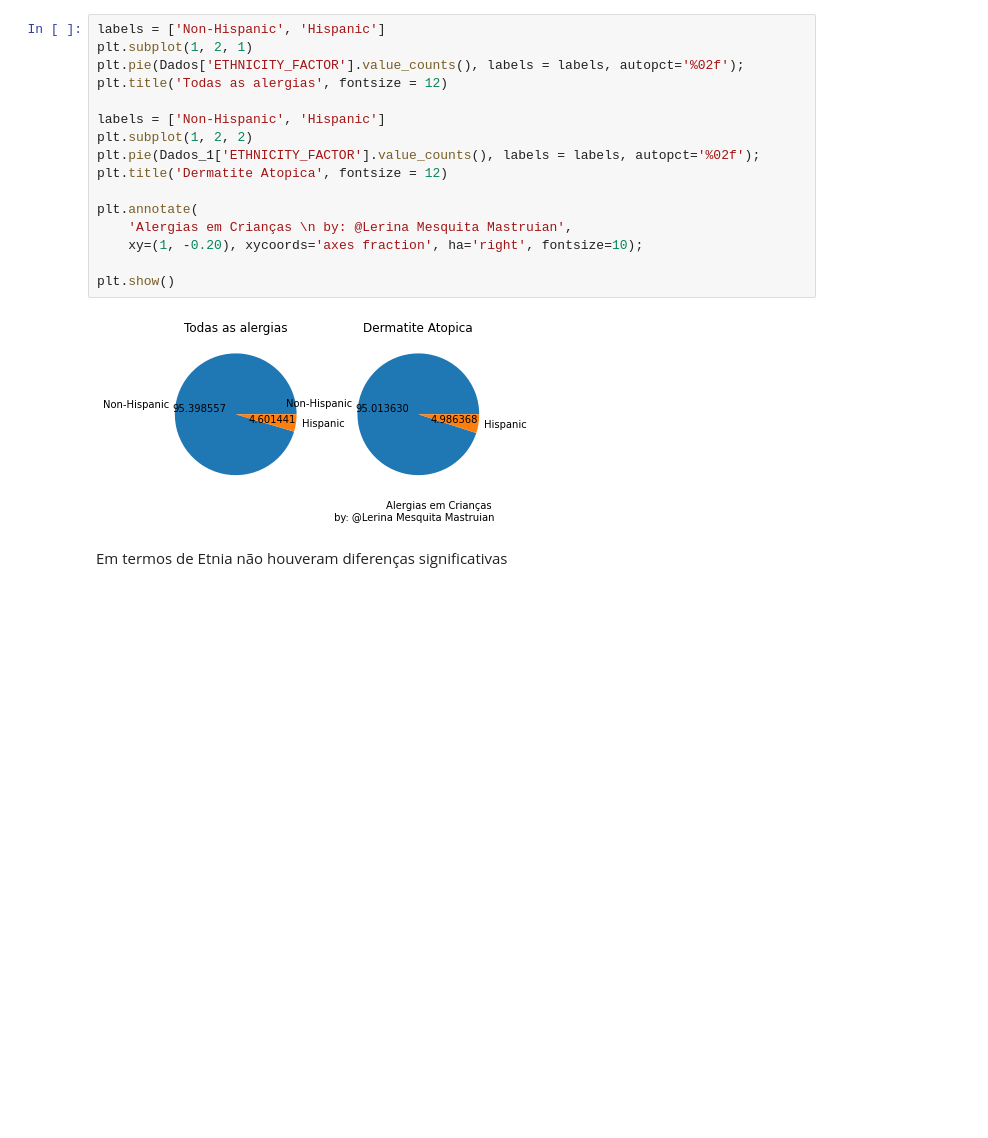
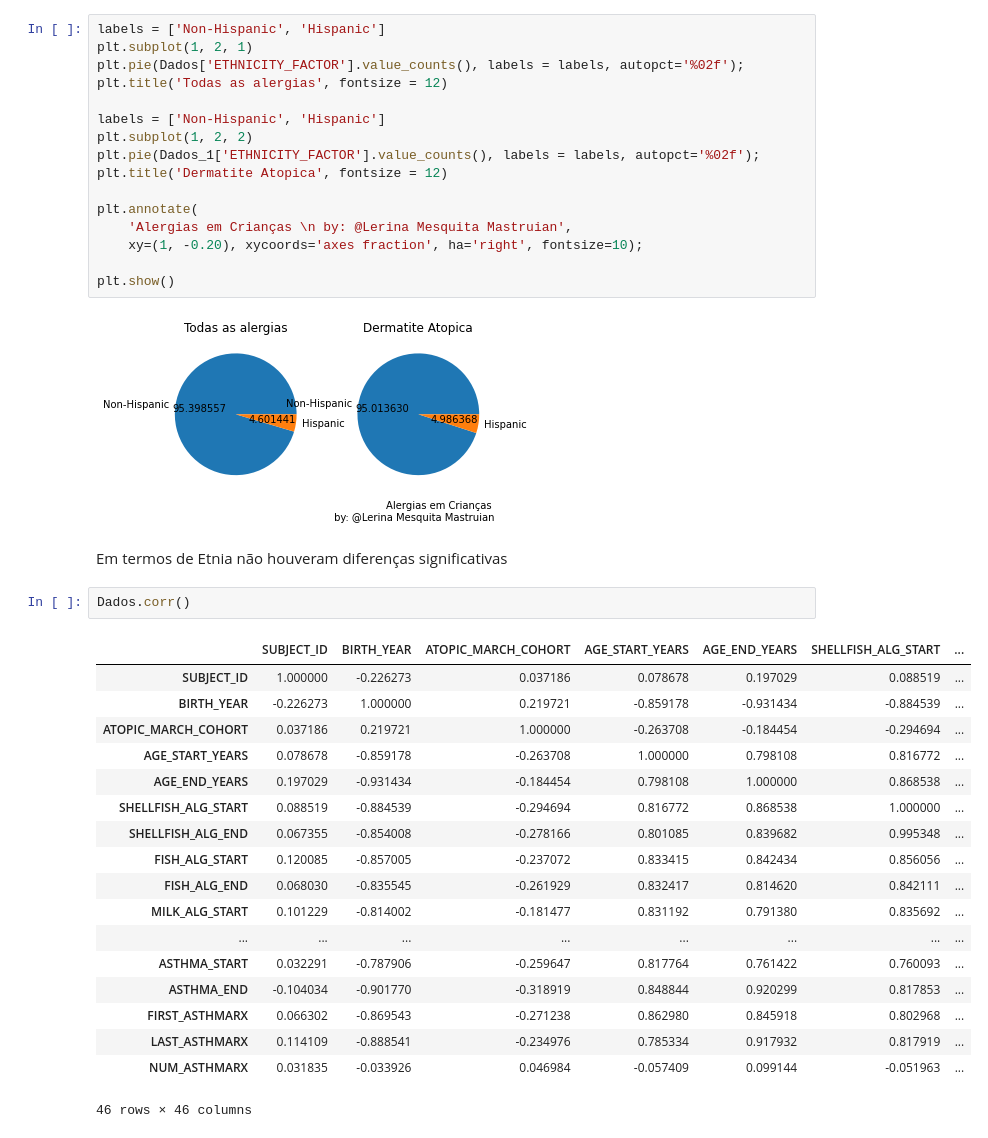
Before and after one commit to LerinaMM/childhood_allergies, a Jupyter notebook: Childhood_Allergies.ipynb, the cells around one changed output. Saved outputs shown, nothing was run; the diff lists cells and outputs as text; blank space fills up the shorter version.

```diff
--- a/Childhood_Allergies.ipynb
+++ b/Childhood_Allergies.ipynb
@@ -502,3 +502,24 @@ plt.show()
 [figure]
 # %% [markdown]
 Em termos de Etnia não houveram diferenças significativas
+# %%
+Dados.corr()
+# %% [output]
+|  | SUBJECT_ID | BIRTH_YEAR | ATOPIC_MARCH_COHORT | AGE_START_YEARS | AGE_END_YEARS | SHELLFISH_ALG_START | ... |
+| SUBJECT_ID | 1.000000 | -0.226273 | 0.037186 | 0.078678 | 0.197029 | 0.088519 | ... |
+| BIRTH_YEAR | -0.226273 | 1.000000 | 0.219721 | -0.859178 | -0.931434 | -0.884539 | ... |
+| ATOPIC_MARCH_COHORT | 0.037186 | 0.219721 | 1.000000 | -0.263708 | -0.184454 | -0.294694 | ... |
+| AGE_START_YEARS | 0.078678 | -0.859178 | -0.263708 | 1.000000 | 0.798108 | 0.816772 | ... |
+| AGE_END_YEARS | 0.197029 | -0.931434 | -0.184454 | 0.798108 | 1.000000 | 0.868538 | ... |
+| SHELLFISH_ALG_START | 0.088519 | -0.884539 | -0.294694 | 0.816772 | 0.868538 | 1.000000 | ... |
+| SHELLFISH_ALG_END | 0.067355 | -0.854008 | -0.278166 | 0.801085 | 0.839682 | 0.995348 | ... |
+| FISH_ALG_START | 0.120085 | -0.857005 | -0.237072 | 0.833415 | 0.842434 | 0.856056 | ... |
+| FISH_ALG_END | 0.068030 | -0.835545 | -0.261929 | 0.832417 | 0.814620 | 0.842111 | ... |
+| MILK_ALG_START | 0.101229 | -0.814002 | -0.181477 | 0.831192 | 0.791380 | 0.835692 | ... |
+| ... | ... | ... | ... | ... | ... | ... | ... |
+| ASTHMA_START | 0.032291 | -0.787906 | -0.259647 | 0.817764 | 0.761422 | 0.760093 | ... |
+| ASTHMA_END | -0.104034 | -0.901770 | -0.318919 | 0.848844 | 0.920299 | 0.817853 | ... |
+| FIRST_ASTHMARX | 0.066302 | -0.869543 | -0.271238 | 0.862980 | 0.845918 | 0.802968 | ... |
+| LAST_ASTHMARX | 0.114109 | -0.888541 | -0.234976 | 0.785334 | 0.917932 | 0.817919 | ... |
+| NUM_ASTHMARX | 0.031835 | -0.033926 | 0.046984 | -0.057409 | 0.099144 | -0.051963 | ... |
+46 rows × 46 columns
```
